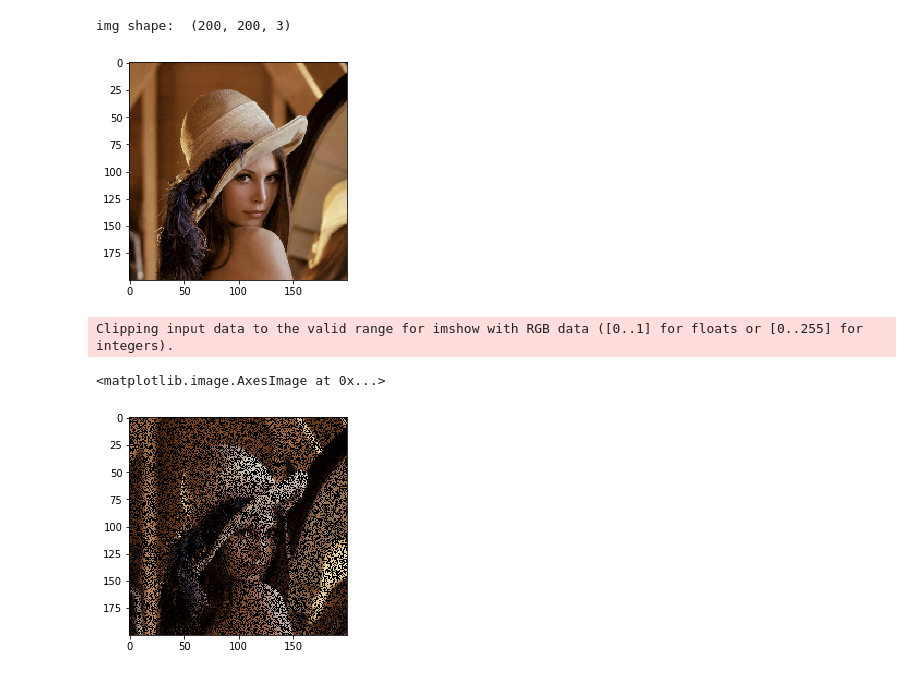
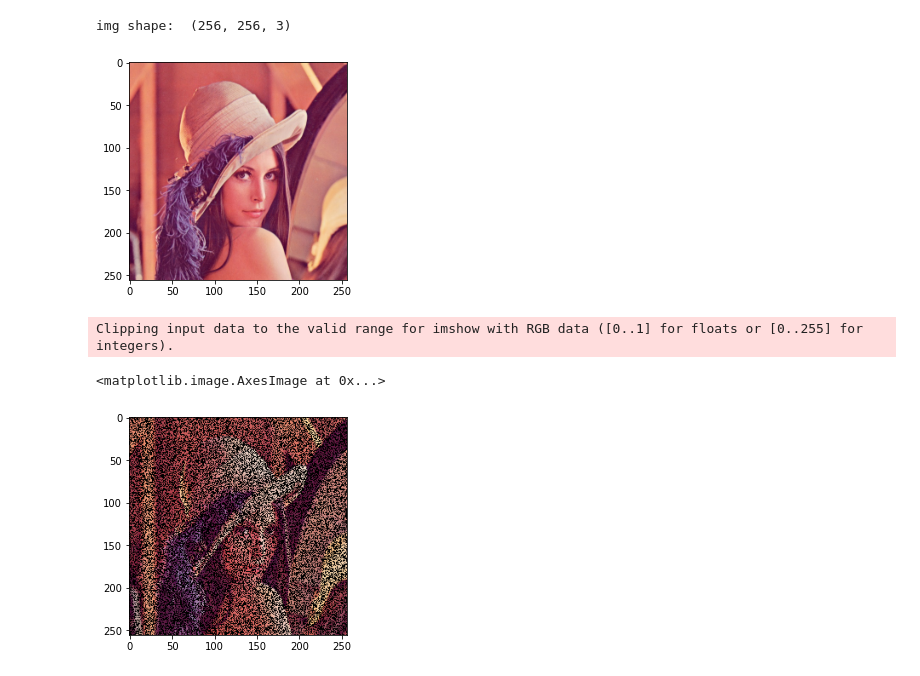
Before and after one commit to BenPaul96/Tensor-Completion, a Jupyter notebook: Code/Notebooks/TT-WOPT_usage.ipynb, the cells around one changed output. Cells and saved outputs as stored; diff of their text form; code cells hidden in the pictures.

```diff
--- a/Code/Notebooks/TT-WOPT_usage.ipynb
+++ b/Code/Notebooks/TT-WOPT_usage.ipynb
@@ -17,24 +46,29 @@ from metrics import RSE
 from Utils import mask_img
 # %%
 # Read lena image
+img_path = '/content/drive/My Drive/Tensor-Completion/Code/data/lena_red.bmp'
 
-img = cv2.imread('../data/lena.jpg', 1)
+img = cv2.imread(img_path, 1)
 img = cv2.cvtColor(img, cv2.COLOR_BGR2RGB)
-img = cv2.resize(img, (200, 200))
+img = cv2.resize(img, (256, 256))
 plt.imshow(img)
 print("img shape: ", img.shape)
 # %% [output]
-img shape:  (200, 200, 3)
+img shape:  (256, 256, 3)
-[figure, old version]
+[figure, new version]
 # %%
 # Mask image
+img = cp.asarray(img) # If using cupy
 
-img_missing = mask_img(img)
-plt.imshow(img_missing.astype(int))
+missing_rate=0.5
+img_missing = mask_img(img, missing_rate=missing_rate)
+
+#plt.imshow(img_missing) # If using numpy
+plt.imshow(cp.asnumpy(img_missing).astype(int)) # If using cupy
 # %% [output]
 Clipping input data to the valid range for imshow with RGB data ([0..1] for floats or [0..255] for integers).
 <matplotlib.image.AxesImage at 0x...>
-[figure, old version]
+[figure, new version]
 # %%
 # Create and train using gradient descent
 
```
Also changed, not shown: parts of 9 cells of this notebook, 17 other files.
